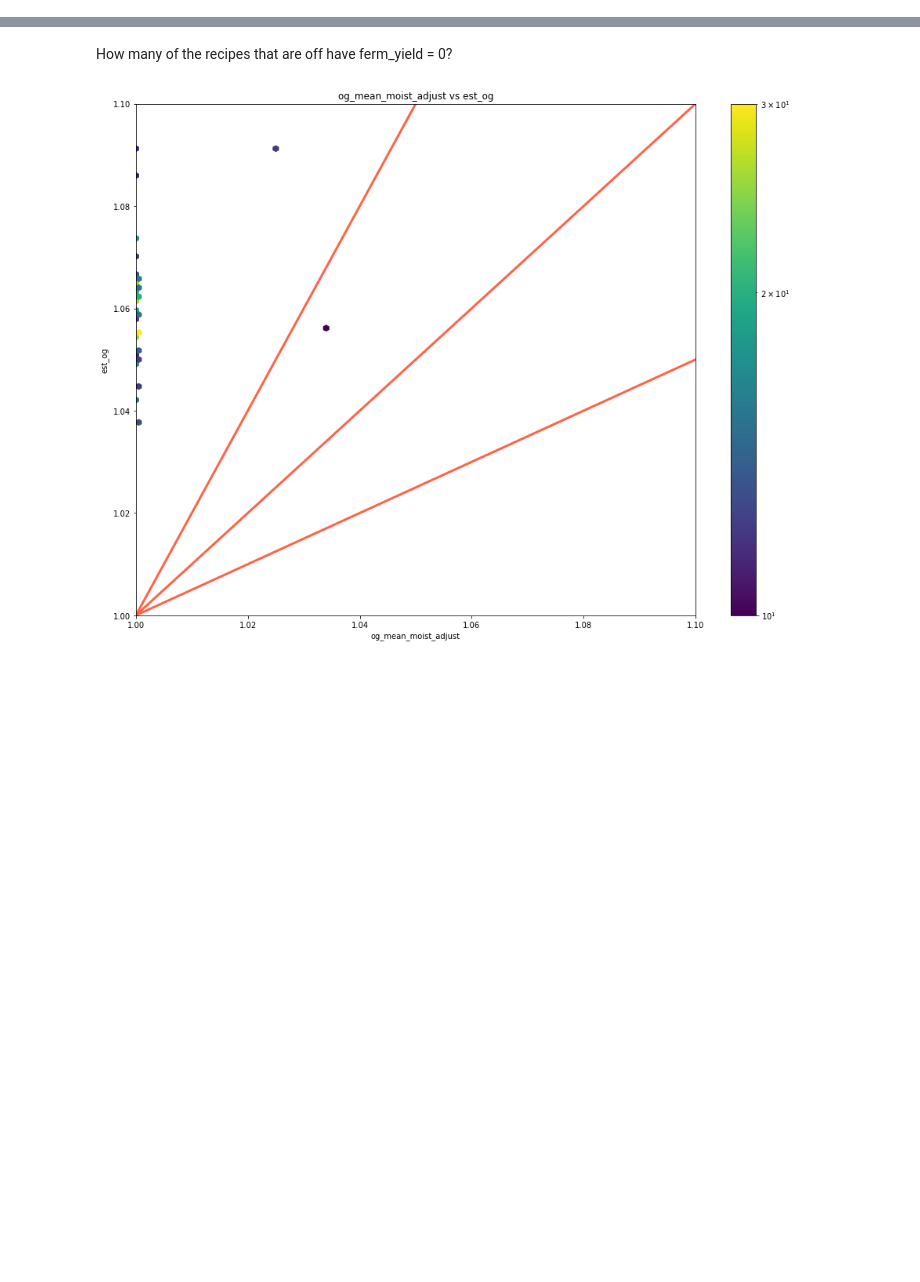
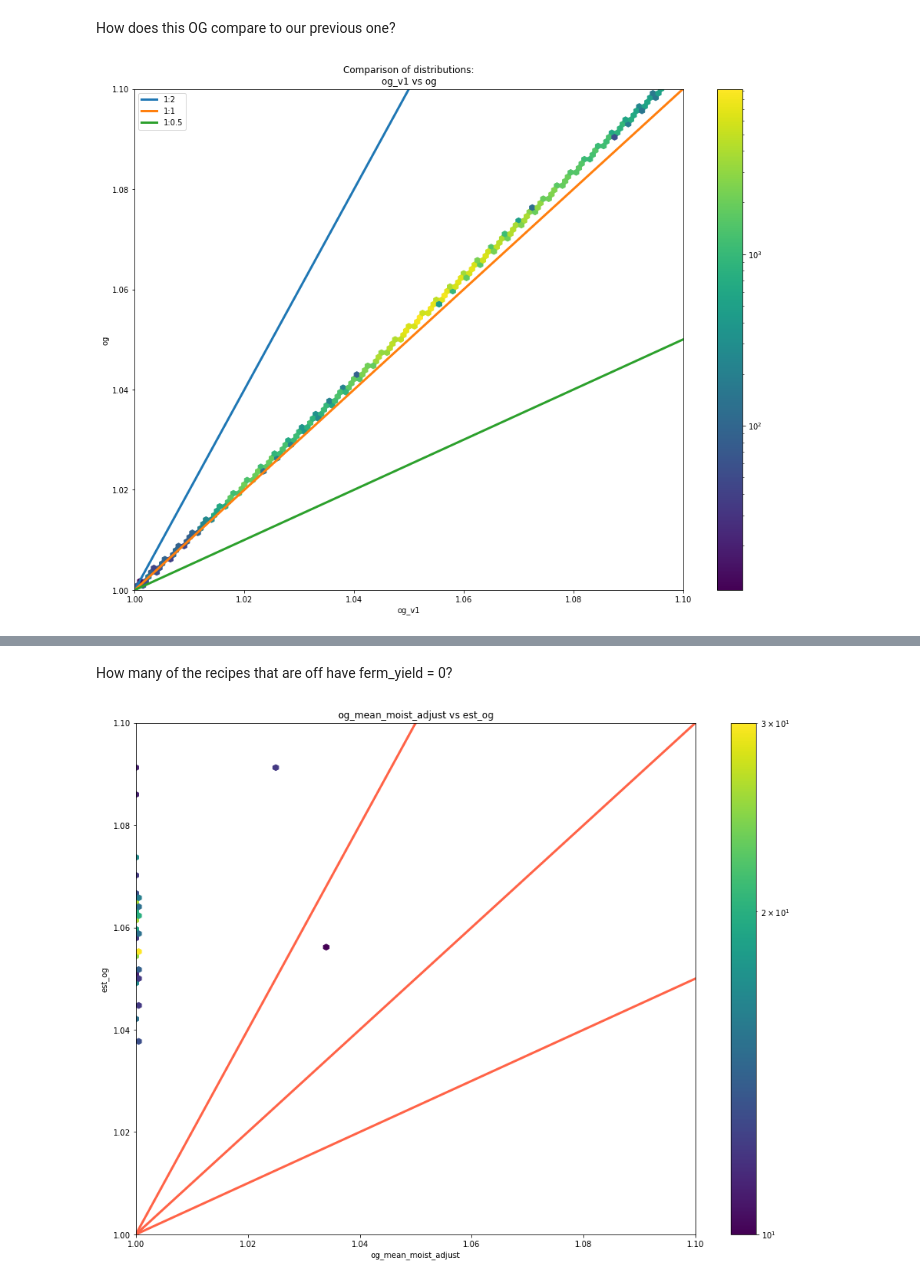
Before and after one commit to rmwoods/beer.ai, a Jupyter notebook: beer.ai/Utils_Troubleshooting.ipynb, the cells around one changed output, grey strips where cells are left out. Drawn from its saved outputs; the diff is of its cells as text; code cells hidden in the pictures; blank space fills up the shorter version.

```diff
--- a/beer.ai/Utils_Troubleshooting.ipynb
+++ b/beer.ai/Utils_Troubleshooting.ipynb
@@ -180,0 +213,8 @@ acceptable_efficiency = [0.5, 1]
+# %%
+bf["og_v1"] = og_test(bf, scale_volume_col="batch_size", ferm_yield_col="ferm_yield", efficiency_col="efficiency", adj_factor=0.96)
+# %% [markdown]
+How does this OG compare to our previous one?
+# %%
+plot_hexbin_gravity_dist(bf, "og_v1", "og")
+# %% [output]
+[figure, added]
```
Also changed, not shown: parts of 127 cells of this notebook.
